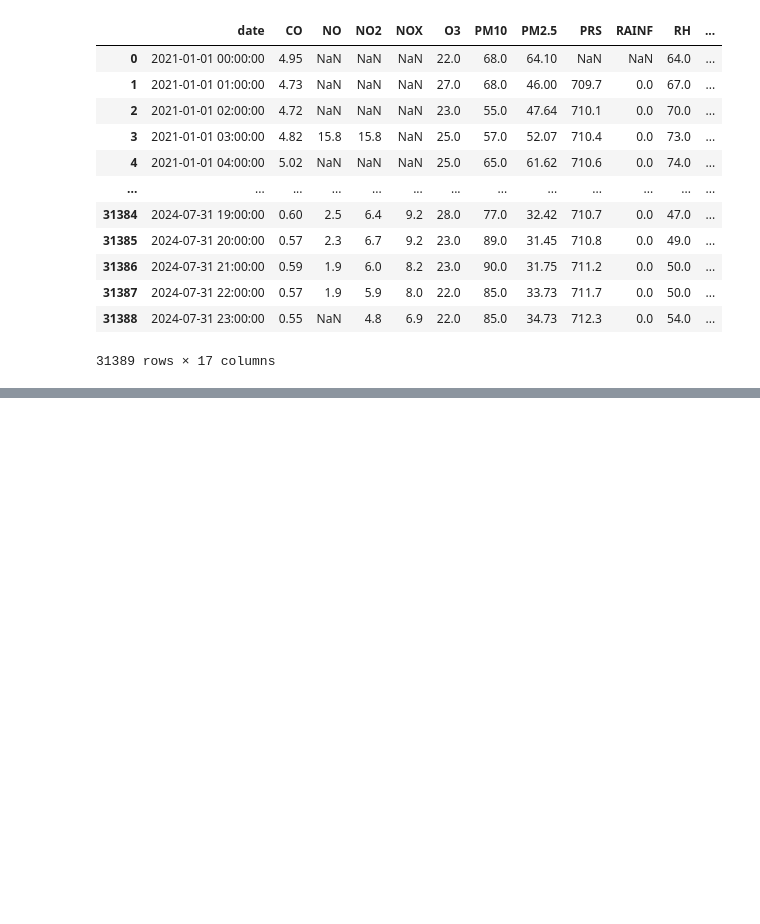
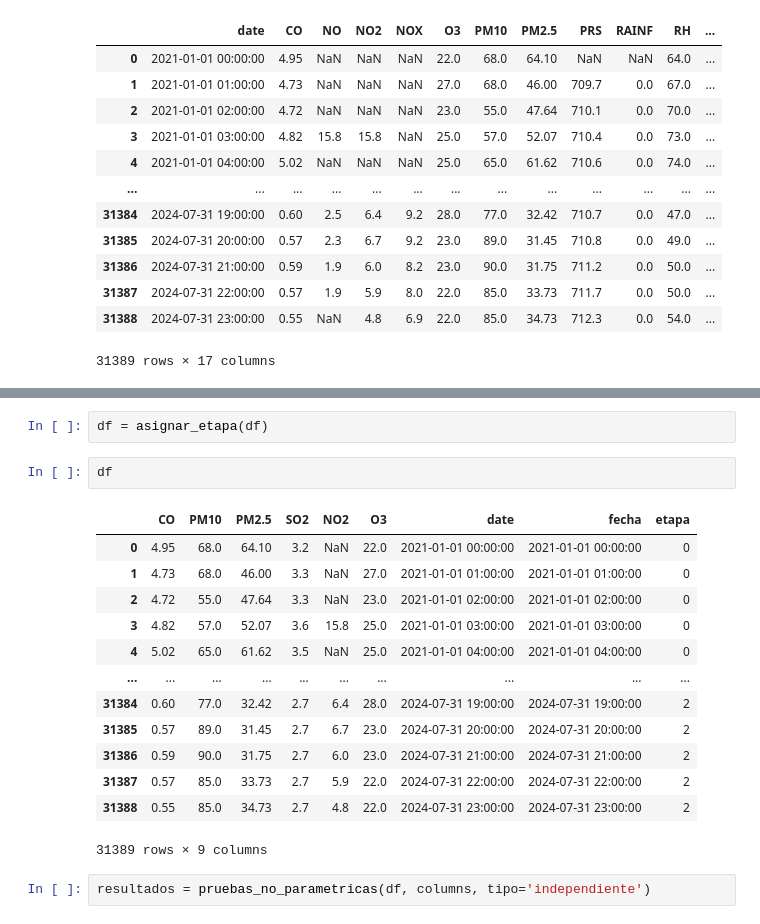
Before and after one commit to marielalvarez/Analisis-de-Calidad-de-Aire, a Jupyter notebook: ETAPA3/centro/2021-2024.ipynb, the cells around one changed output, grey strips where cells are left out. Cells and saved outputs as stored; diff of their text form; blank space fills up the shorter version.

```diff
--- a/ETAPA3/centro/2021-2024.ipynb
+++ b/ETAPA3/centro/2021-2024.ipynb
@@ -56,0 +79,20 @@ TypeError: Choicelist and default value do not have a common dtype: The DType <c
+# %%
+df = asignar_etapa(df)
+# %%
+df
+# %% [output]
+|  | CO | PM10 | PM2.5 | SO2 | NO2 | O3 | date | fecha | etapa |
+| 0 | 4.95 | 68.0 | 64.10 | 3.2 | NaN | 22.0 | 2021-01-01 00:00:00 | 2021-01-01 00:00:00 | 0 |
+| 1 | 4.73 | 68.0 | 46.00 | 3.3 | NaN | 27.0 | 2021-01-01 01:00:00 | 2021-01-01 01:00:00 | 0 |
+| 2 | 4.72 | 55.0 | 47.64 | 3.3 | NaN | 23.0 | 2021-01-01 02:00:00 | 2021-01-01 02:00:00 | 0 |
+| 3 | 4.82 | 57.0 | 52.07 | 3.6 | 15.8 | 25.0 | 2021-01-01 03:00:00 | 2021-01-01 03:00:00 | 0 |
+| 4 | 5.02 | 65.0 | 61.62 | 3.5 | NaN | 25.0 | 2021-01-01 04:00:00 | 2021-01-01 04:00:00 | 0 |
+| ... | ... | ... | ... | ... | ... | ... | ... | ... | ... |
+| 31384 | 0.60 | 77.0 | 32.42 | 2.7 | 6.4 | 28.0 | 2024-07-31 19:00:00 | 2024-07-31 19:00:00 | 2 |
+| 31385 | 0.57 | 89.0 | 31.45 | 2.7 | 6.7 | 23.0 | 2024-07-31 20:00:00 | 2024-07-31 20:00:00 | 2 |
+| 31386 | 0.59 | 90.0 | 31.75 | 2.7 | 6.0 | 23.0 | 2024-07-31 21:00:00 | 2024-07-31 21:00:00 | 2 |
+| 31387 | 0.57 | 85.0 | 33.73 | 2.7 | 5.9 | 22.0 | 2024-07-31 22:00:00 | 2024-07-31 22:00:00 | 2 |
+| 31388 | 0.55 | 85.0 | 34.73 | 2.7 | 4.8 | 22.0 | 2024-07-31 23:00:00 | 2024-07-31 23:00:00 | 2 |
+31389 rows × 9 columns
+# %%
+resultados = pruebas_no_parametricas(df, columns, tipo='independiente')
```
Also changed, not shown: parts of 11 cells of this notebook, 3 other files.
